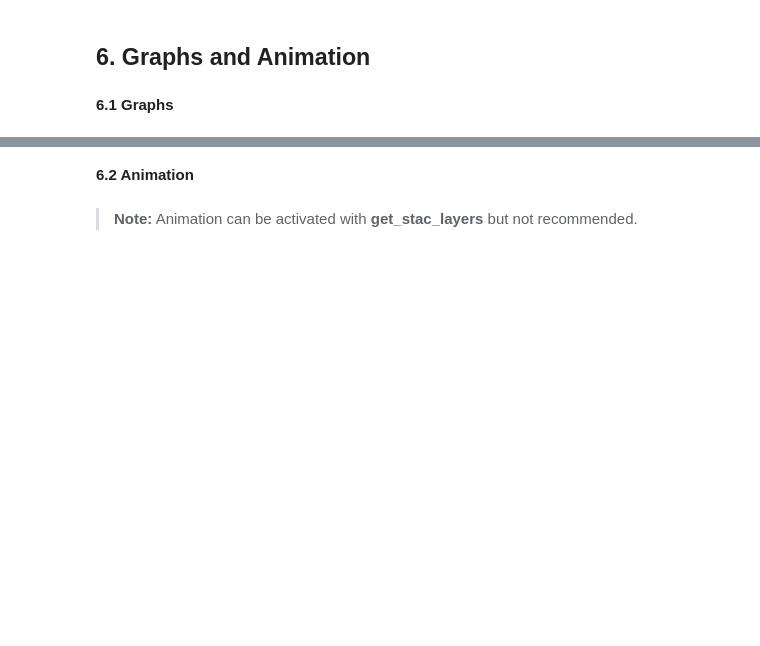
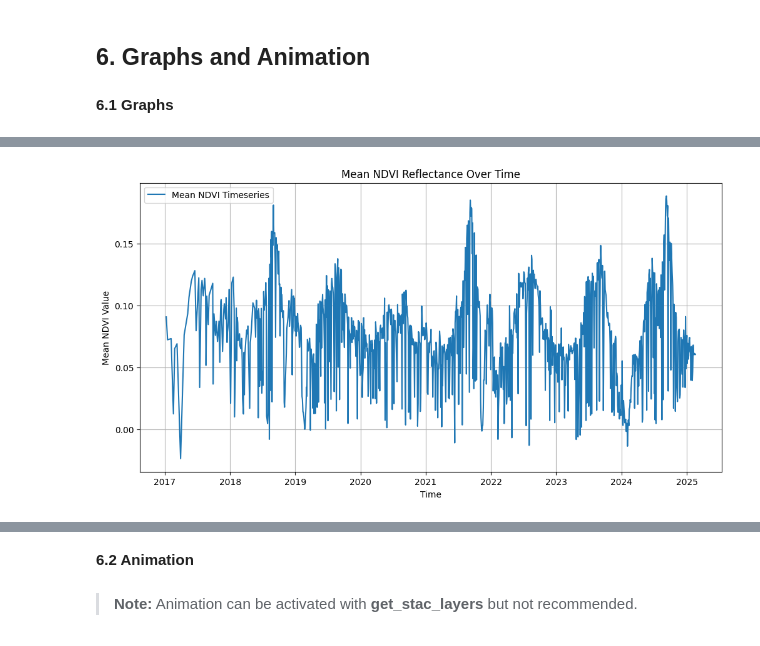
Before and after one commit to BaturalpArisoy/stac2cube, a Jupyter notebook: interactive/get_stac_layers.ipynb, the cells around one changed output, grey strips where cells are left out. Saved outputs shown, nothing was run; the diff lists cells and outputs as text; code cells hidden in the pictures; blank space fills up the shorter version.

```diff
--- a/interactive/get_stac_layers.ipynb
+++ b/interactive/get_stac_layers.ipynb
@@ -371,0 +380,17 @@ plt.show()
+# %%
+band = "ndvi"
+
+da_sel = da.sel(band=band)
+da_sel = da_sel.mean(dim=["x", "y"])
+
+# Plot the values over time
+plt.figure(figsize=(12, 6))
+plt.plot(da_sel["time"], da_sel, label="Mean NDVI Timeseries")
+plt.xlabel("Time")
+plt.ylabel("Mean NDVI Value")
+plt.title("Mean NDVI Reflectance Over Time")
+plt.legend()
+plt.grid()
+plt.show()
+# %% [output]
+[figure, added]
```
Also changed, not shown: parts of 17 cells of this notebook, 5 other files.
